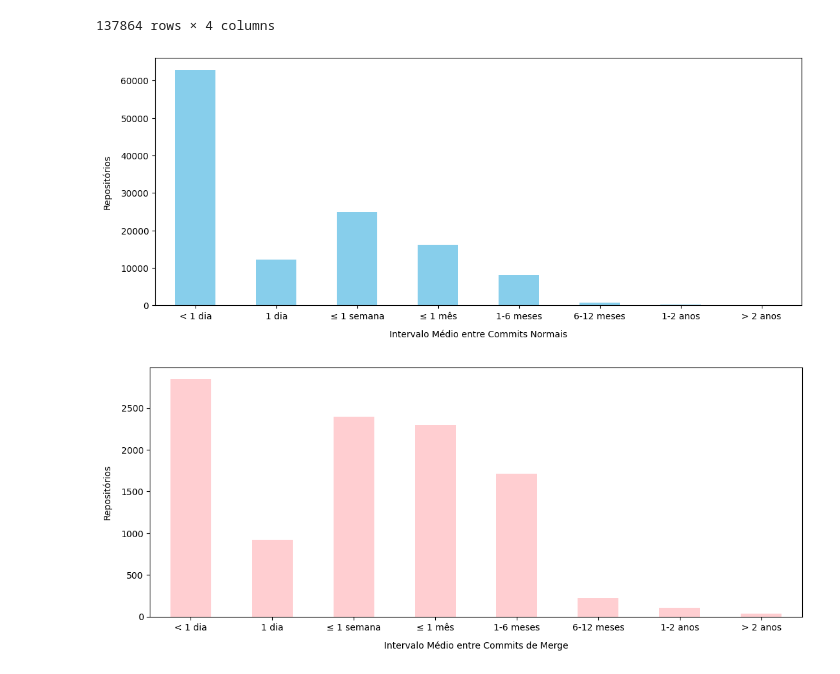
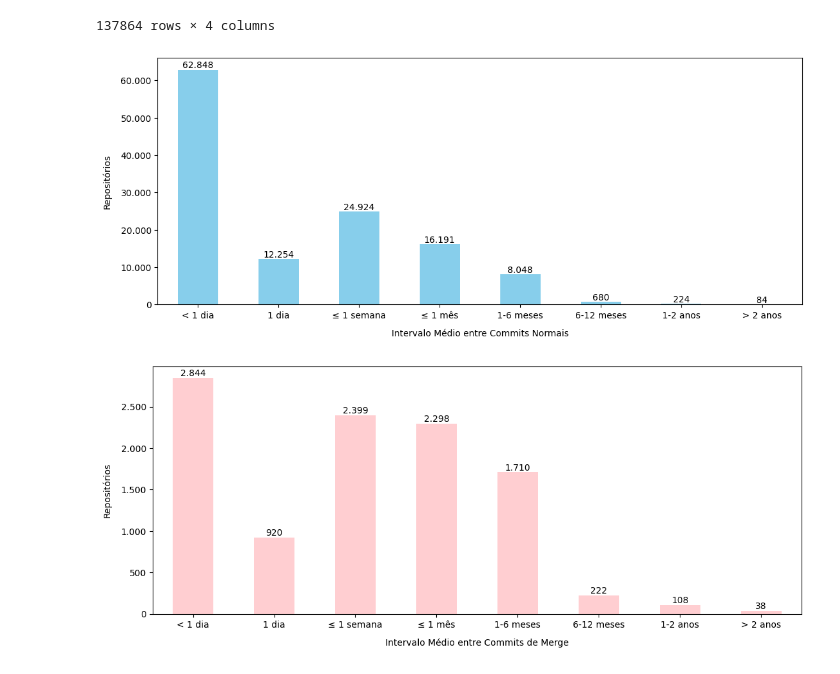
Before and after one commit to dew-uff/dsmining, a Jupyter notebook: src/analyzes/a3_selected.ipynb, the cells around one changed output. Saved outputs shown, nothing was run; the diff lists cells and outputs as text; code cells hidden in the pictures.

```diff
--- a/src/analyzes/a3_selected.ipynb
+++ b/src/analyzes/a3_selected.ipynb
@@ -92,7 +88,9 @@ commits.plot.bar(color='skyblue', ax=ax1,
                    xlabel='Commits Normais', ylabel='Repositórios').get_legend().remove()
 
 ax1.set_xticks(ticks=[0, 1, 2, 3, 4, 5], labels=['1', '2-9', '10-99','100-999', '1000-4999', '≥ 5000'], rotation=0)
-ax1.bar_label(ax1.containers[0], label_type='edge')
+for container in ax1.containers:
+    ax1.bar_label(container, labels=[formatar_inteiro(valor) for valor in container.datavalues], label_type='edge')
+ax1.yaxis.set_major_formatter(plt.FuncFormatter(lambda value, tick: formatar_inteiro(value)))
 
 fig1.savefig("outputs/a3/commits2.png", dpi=500, format='png');
 # %% [output]
@@ -107,7 +105,9 @@ merges.plot.bar(color='#FFCED1', ax=ax2,
                    xlabel='Commits de Merge', ylabel='Repositórios').get_legend().remove()
 
 ax2.set_xticks(ticks=[0, 1, 2, 3, 4, 5], labels=['1', '2-9', '10-99','100-999', '1000-4999', '≥ 5000'], rotation=0)
-ax2.bar_label(ax2.containers[0], label_type='edge')
+for container in ax2.containers:
+    ax2.bar_label(container, labels=[formatar_inteiro(valor) for valor in container.datavalues], label_type='edge')
+ax2.yaxis.set_major_formatter(plt.FuncFormatter(lambda value, tick: formatar_inteiro(value)))
 
 fig2.savefig("outputs/a3/commits3.png", dpi=500, format='png')
 # %% [output]
@@ -192,20 +192,26 @@ ax6.set_xticks(ticks=[0, 1, 2, 3, 4, 5, 6, 7],
                         '6-12 meses','1-2 anos', '> 2 anos'], rotation=0)
 ax6.set_xlabel("Intervalo Médio entre Commits Normais", labelpad=10)
 ax6.set_ylabel("Repositórios", labelpad=10)
+for container in ax6.containers:
+    ax6.bar_label(container, labels=[formatar_inteiro(valor) for valor in container.datavalues], label_type='edge')
+ax6.yaxis.set_major_formatter(plt.FuncFormatter(lambda value, tick: formatar_inteiro(value)))
 fig6.savefig("outputs/a3/intervalo1.png", dpi=500, format='png');
 # %% [output]
-[figure, old version]
+[figure, new version]
 # %%
 fig7, ax7 = plt.subplots(figsize=(13,5))
 merge_commits_counter = repositories_with_merge_commits.frequency_in_days.value_counts(dropna=False, bins = [-1, 0,1,7,30,180, 365, 730, 3650])\
     .sort_index().to_frame("Repositories")
 
 merge_commits_counter.plot.bar(ax=ax7, color='#FFCED1').get_legend().remove()
 ax7.set_xticks(ticks=[0, 1, 2, 3, 4, 5, 6, 7],
                 labels=['< 1 dia', '1 dia','≤ 1 semana', '≤ 1 mês', '1-6 meses',
                         '6-12 meses','1-2 anos', '> 2 anos'], rotation=0)
 ax7.set_xlabel("Intervalo Médio entre Commits de Merge", labelpad=10)
 ax7.set_ylabel("Repositórios", labelpad=10)
+for container in ax7.containers:
+    ax7.bar_label(container, labels=[formatar_inteiro(valor) for valor in container.datavalues], label_type='edge')
+ax7.yaxis.set_major_formatter(plt.FuncFormatter(lambda value, tick: formatar_inteiro(value)))
 fig7.savefig("outputs/a3/intervalo.png", dpi=500, format='png');
 # %% [output]
-[figure, old version]
+[figure, new version]
```
Also changed, not shown: parts of 3 cells of this notebook, 35 other files.
